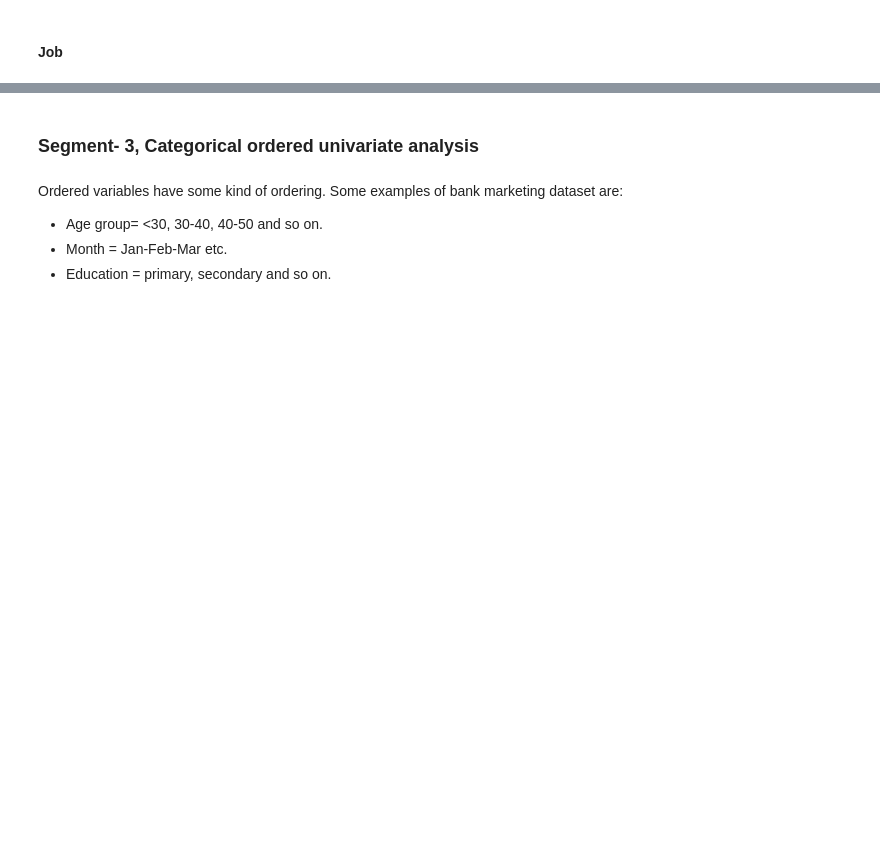
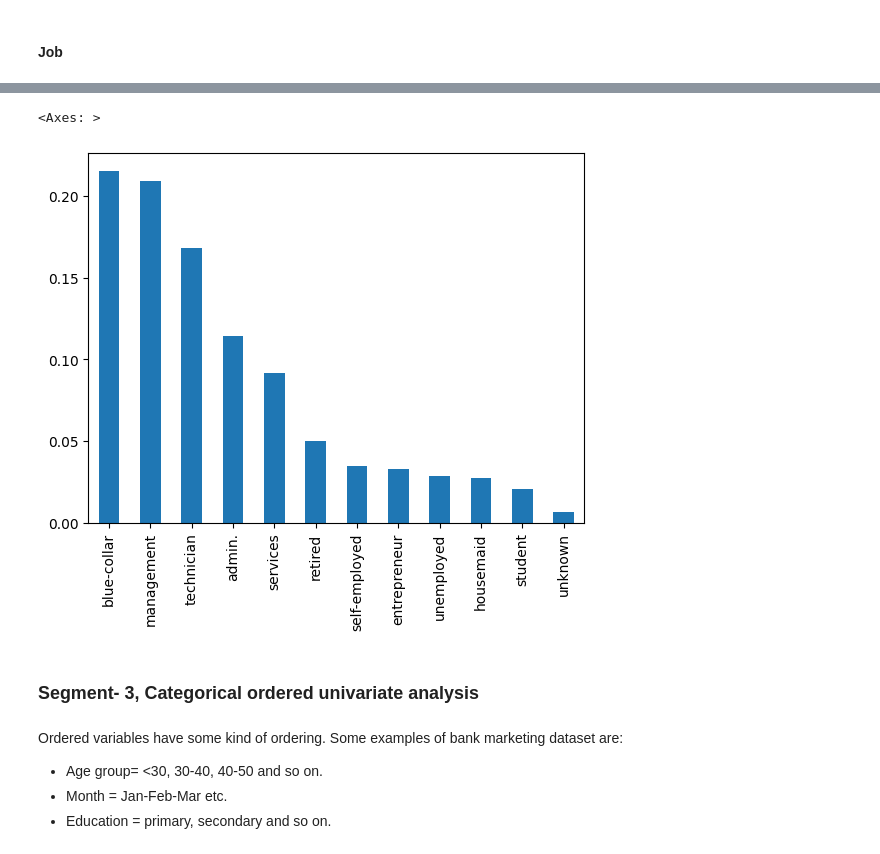
Before and after one commit to rajeshkumar121197/PortfolioProject_covid, a Jupyter notebook: Bank+Marketing+Campaign_EDA_blank+notebook.ipynb, the cells around one changed output, grey strips where cells are left out. Cells and saved outputs as stored; diff of their text form; code cells hidden in the pictures; blank space fills up the shorter version.

```diff
--- a/Bank+Marketing+Campaign_EDA_blank+notebook.ipynb
+++ b/Bank+Marketing+Campaign_EDA_blank+notebook.ipynb
@@ -564,5 +591,9 @@ Unordered data do not have the notion of high-low, more-less etc. Example:
 # %%
 #plot the bar graph of percentage job categories
+inp1.job.value_counts(normalize=True).plot.bar()
+# %% [output]
+<Axes: >
+[figure, added]
 # %% [markdown]
 ### Segment- 3, Categorical ordered univariate analysis
 # %% [markdown]
```
Also changed, not shown: parts of 47 cells of this notebook.
